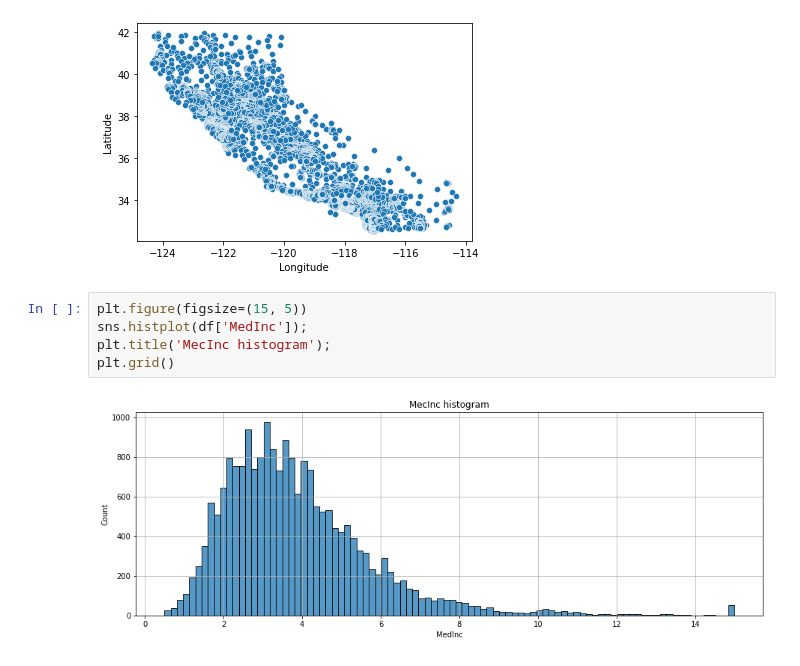
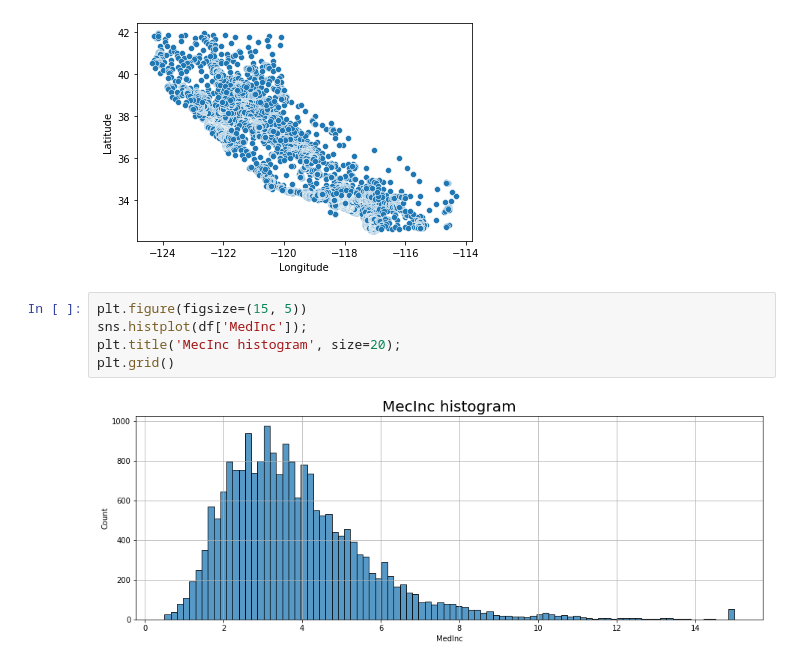
Before and after one commit to ilijalazarevic/ml_gitflow, a Jupyter notebook: session01/session01.ipynb, the cells around one changed output. Cells and saved outputs as stored; diff of their text form.

Commit message:
update histogram graph visuals

```diff
--- a/session01/session01.ipynb
+++ b/session01/session01.ipynb
@@ -44,7 +44,7 @@ sns.scatterplot(x=df['Longitude'], y=df['Latitude'])
 # %%
 plt.figure(figsize=(15, 5))
 sns.histplot(df['MedInc']);
-plt.title('MecInc histogram');
+plt.title('MecInc histogram', size=20);
 plt.grid()
 # %% [output]
-[figure, old version]
+[figure, new version]
```
